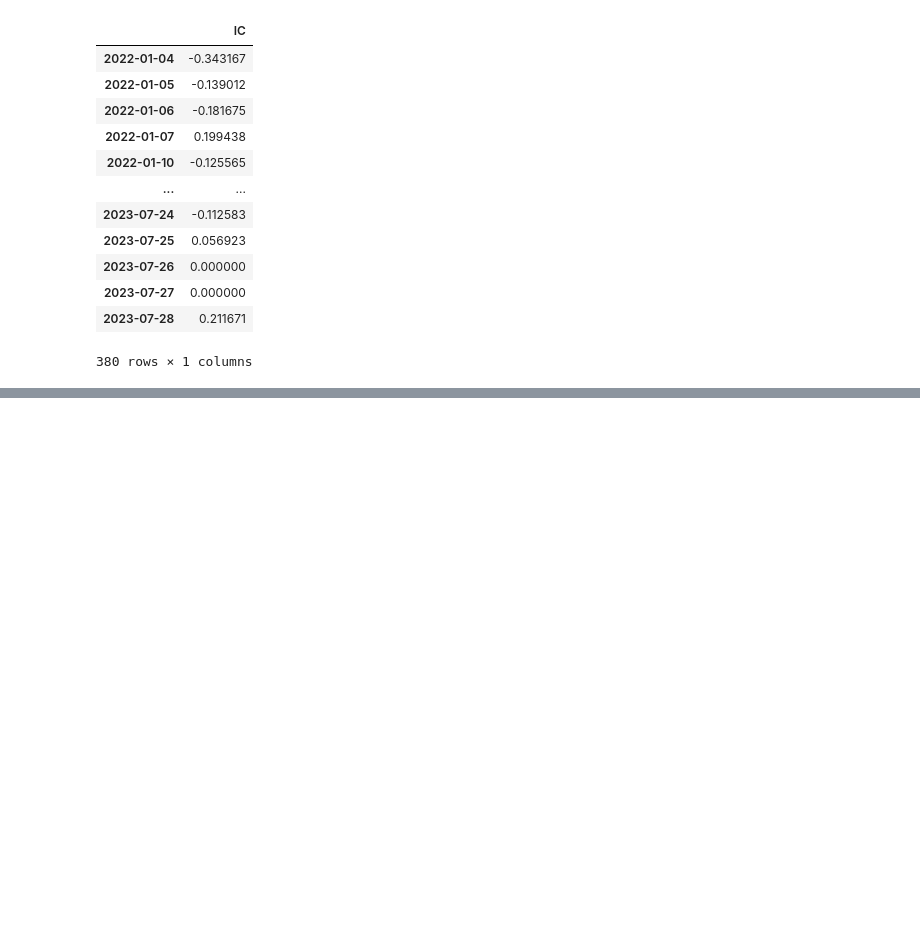
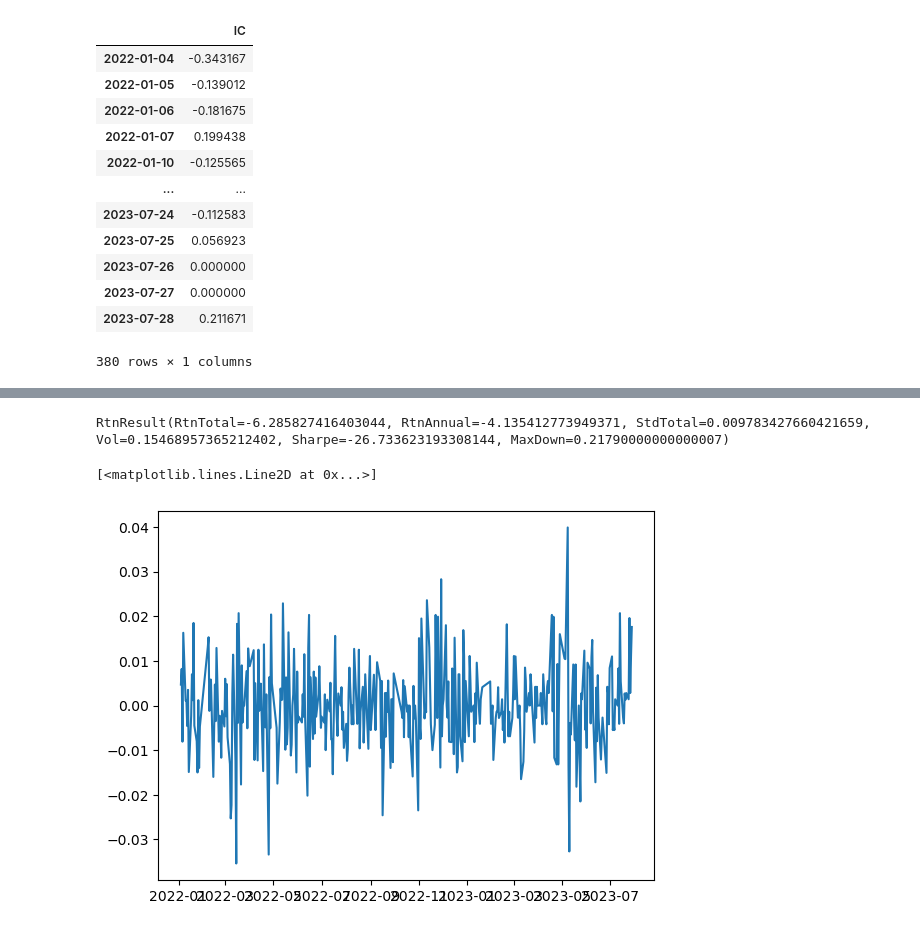
Before and after one commit to KangruiYuan/XQuant, a Jupyter notebook: ModuleTests/BaseTest.ipynb, the cells around one changed output, grey strips where cells are left out. Saved outputs shown, nothing was run; the diff lists cells and outputs as text; code cells hidden in the pictures; blank space fills up the shorter version.

Commit message:
(feat)rtns_analysis

```diff
--- a/ModuleTests/BaseTest.ipynb
+++ b/ModuleTests/BaseTest.ipynb
@@ -22,0 +53,5 @@ IC
+# %%
+from XQuant import Analyzer
+from XQuant import Size
+
+s = Size(begin='20220101')
@@ -22,0 +74,10 @@ IC
+# %%
+Analyzer.rtns_analysis(s.returns['600000.SH'])
+# %% [output]
+RtnResult(RtnTotal=-6.285827416403044, RtnAnnual=-4.135412773949371, StdTotal=0.009783427660421659, Vol=0.15468957365212402, Sharpe=-26.733623193308144, MaxDown=0.21790000000000007)
+# %%
+import matplotlib.pylab as plt
+plt.plot(s.returns['600000.SH'])
+# %% [output]
+[<matplotlib.lines.Line2D at 0x...>]
+[figure, added]
```
Also changed, not shown: parts of 4 cells of this notebook, 8 other files.
